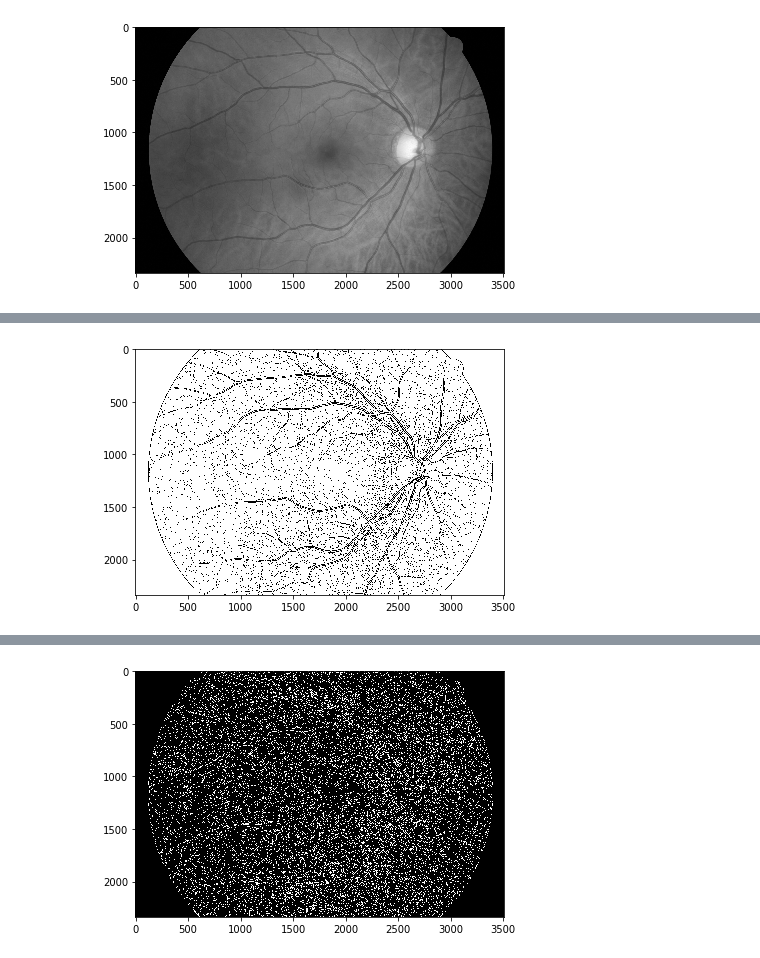
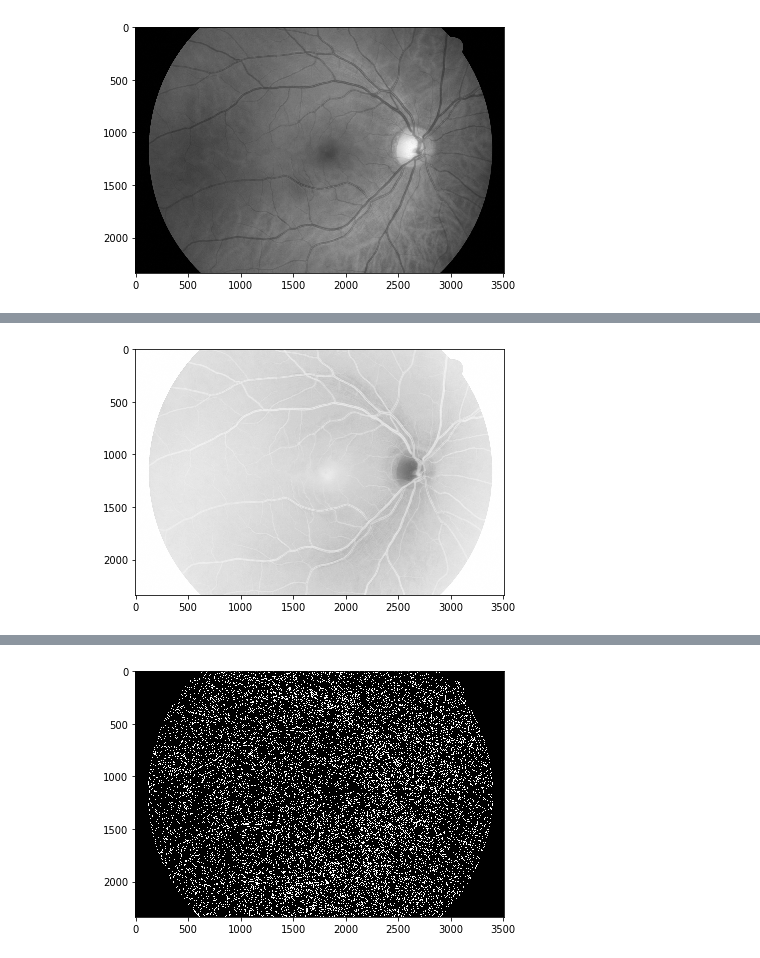
Before and after one commit to Dombearx/badanie-dna-oka, a Jupyter notebook: Dno oka.ipynb, the cells around one changed output, grey strips where cells are left out. Drawn from its saved outputs; the diff is of its cells as text; code cells hidden in the pictures.

```diff
--- a/Dno oka.ipynb
+++ b/Dno oka.ipynb
@@ -59,4 +165,4 @@ showImage(canny)
 # %%
-showImage(th2)
+showImage(neg)
 # %% [output]
-[figure, old version]
+[figure, new version]
```
Also changed, not shown: parts of 31 cells of this notebook.
